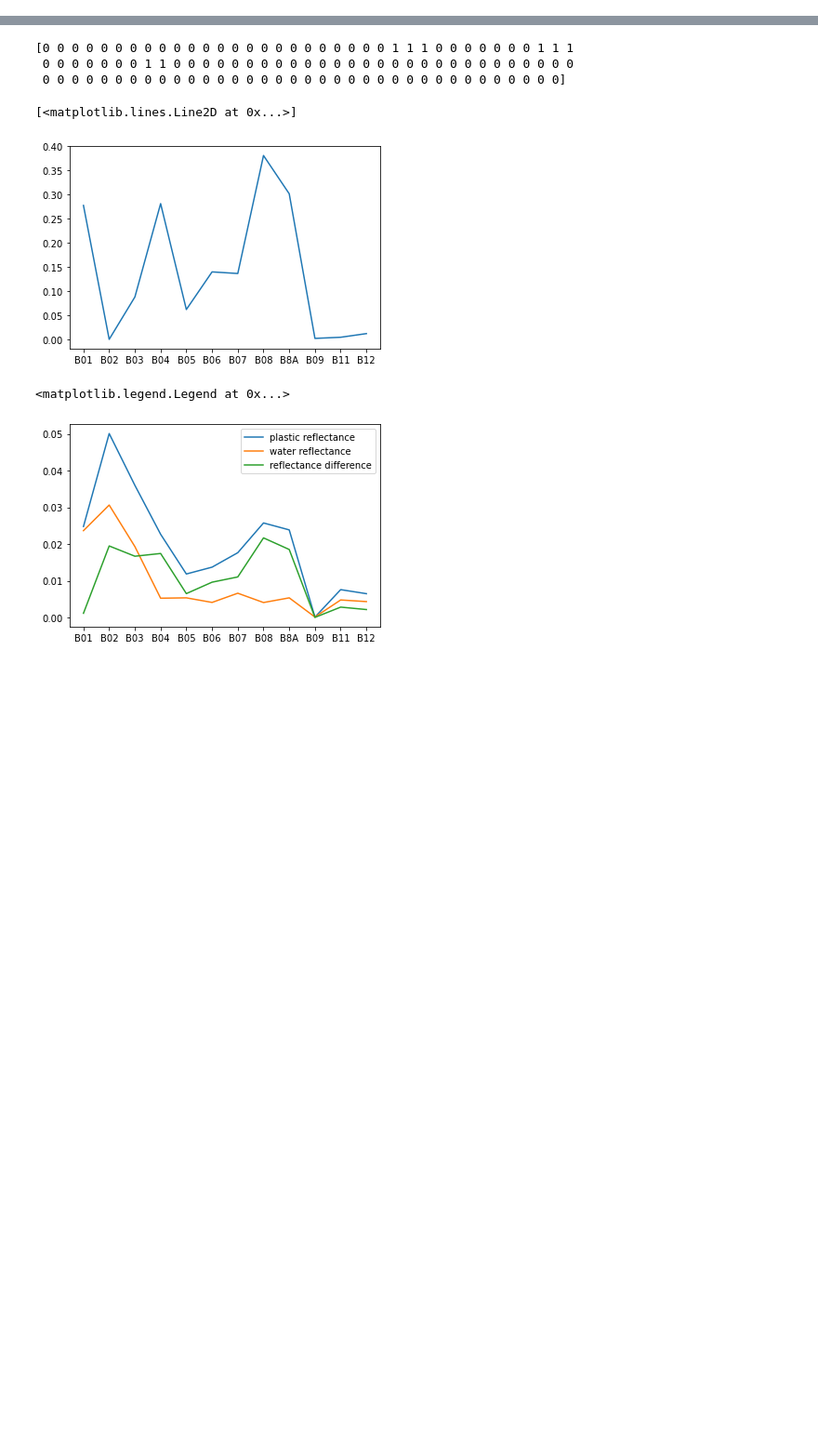
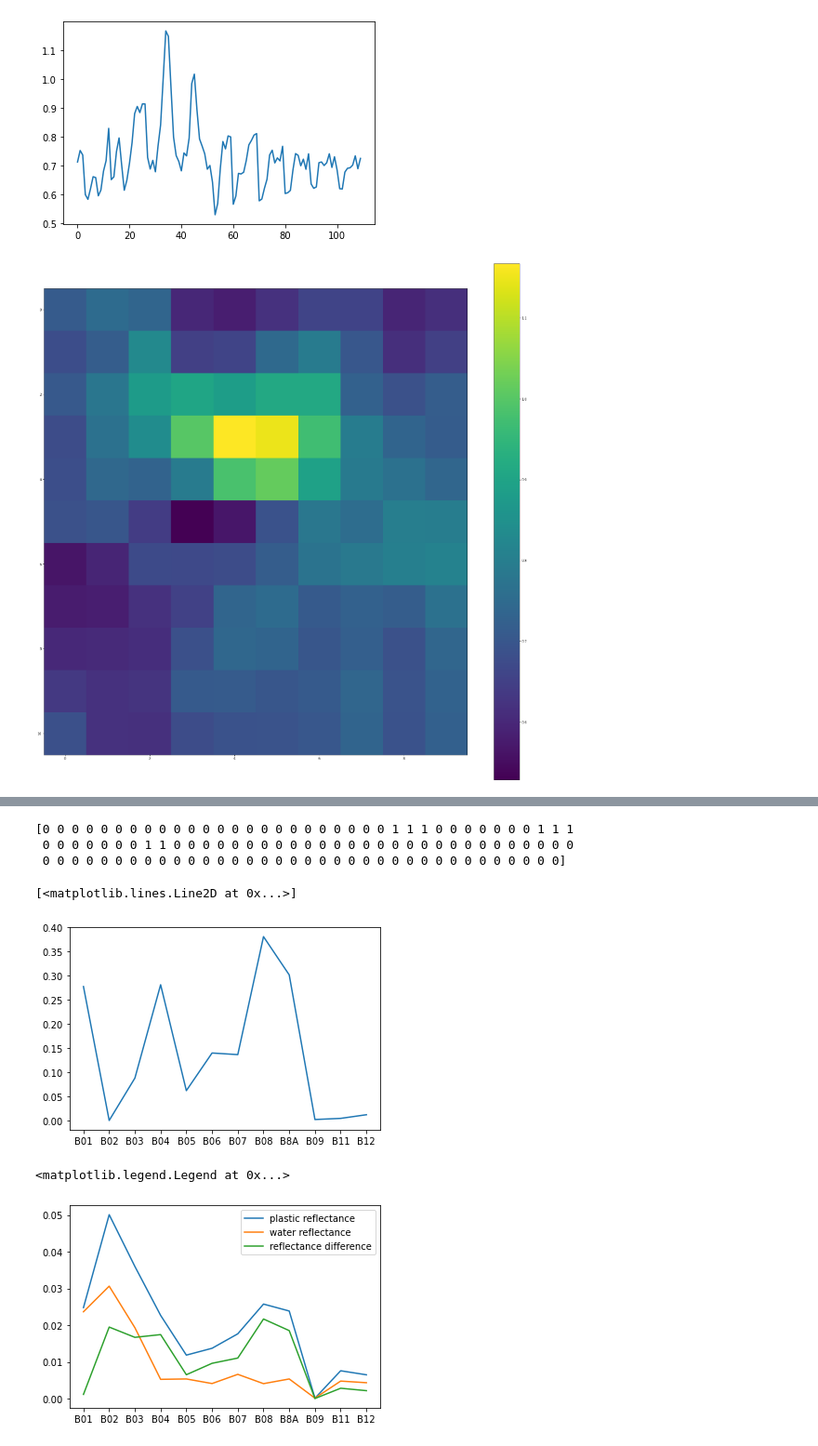
Before and after one commit to BasileR/plastic_detection_from_space, a Jupyter notebook: Detection_image_signature_spectrale_Alina.ipynb, the cells around one changed output, grey strips where cells are left out. Shown at 93% size. Saved outputs shown, nothing was run; the diff lists cells and outputs as text; code cells hidden in the pictures; blank space fills up the shorter version.

```diff
--- a/Detection_image_signature_spectrale_Alina.ipynb
+++ b/Detection_image_signature_spectrale_Alina.ipynb
@@ -143,0 +115,5 @@ labels=kmeans.labels_
+# %%
+# plastic signature in img1
+
+nb_clust = 2
+plastic_signature1 = plastic_signature_kmeans(band_arrays, ind,nb_clust)
@@ -143,0 +123,42 @@ labels=kmeans.labels_
+# %%
+def predict_abundance(arrays, index_list,ind, plastic_signature):
+
+    BS = [arrays[i] for i in index_list]
+    plastic_signature = np.array([ plastic_signature[i] for i in index_list]).reshape(len(index_list),1)
+
+    abundance = []
+
+    X = []
+    for i in range(ind[0], ind[1]):
+        for j in range(ind[2], ind[3]):
+            x = [e[i,j] for e in BS]
+            X.append(x)
+
+
+    R =  np.corrcoef(np.transpose(X))
+    R_inv = np.linalg.inv(R)
+
+    for e in X:
+        e = np.array(e)
+        A = np.dot(np.transpose(plastic_signature),np.dot(R_inv,plastic_signature))
+        B = np.dot(R_inv, plastic_signature)
+        res = np.dot(1/A * np.transpose(B),e)
+        abundance.append(res)
+
+    plt.figure()
+    plt.plot(abundance)
+    abundance = np.array(abundance)
+
+    img_abundance = abundance.reshape(ind[1]-ind[0], ind[3]-ind[2])
+
+    plt.figure(figsize=(30,30))
+    plt.imshow(img_abundance)
+    plt.colorbar()
+    return img_abundance
+# %%
+# prediction on a part of img1
+index_list=[1,2,3,7,8]
+img_abundance = predict_abundance(band_arrays, index_list,ind, plastic_signature1)
+# %% [output]
+[figure, added]
+[figure, added]
```
Also changed, not shown: parts of 39 cells of this notebook, 1 other file.
